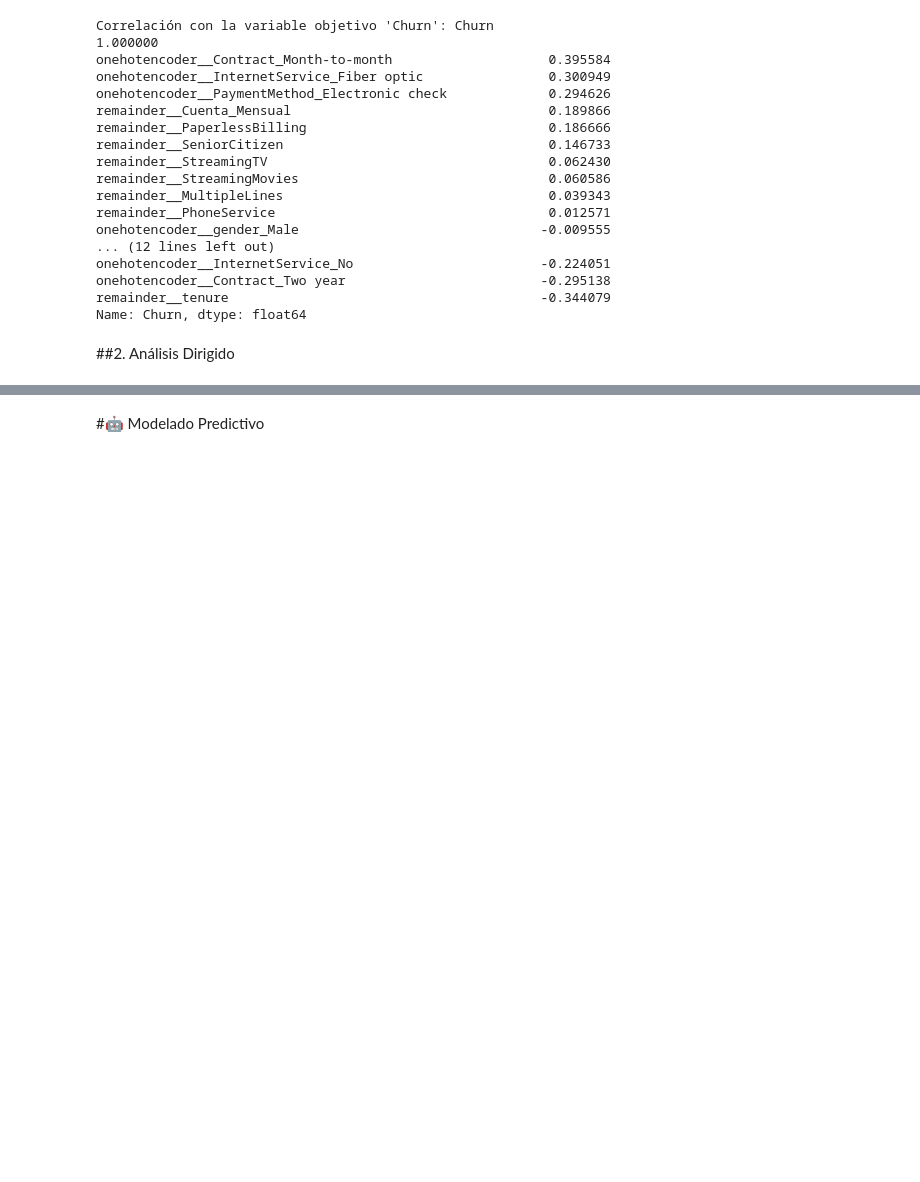
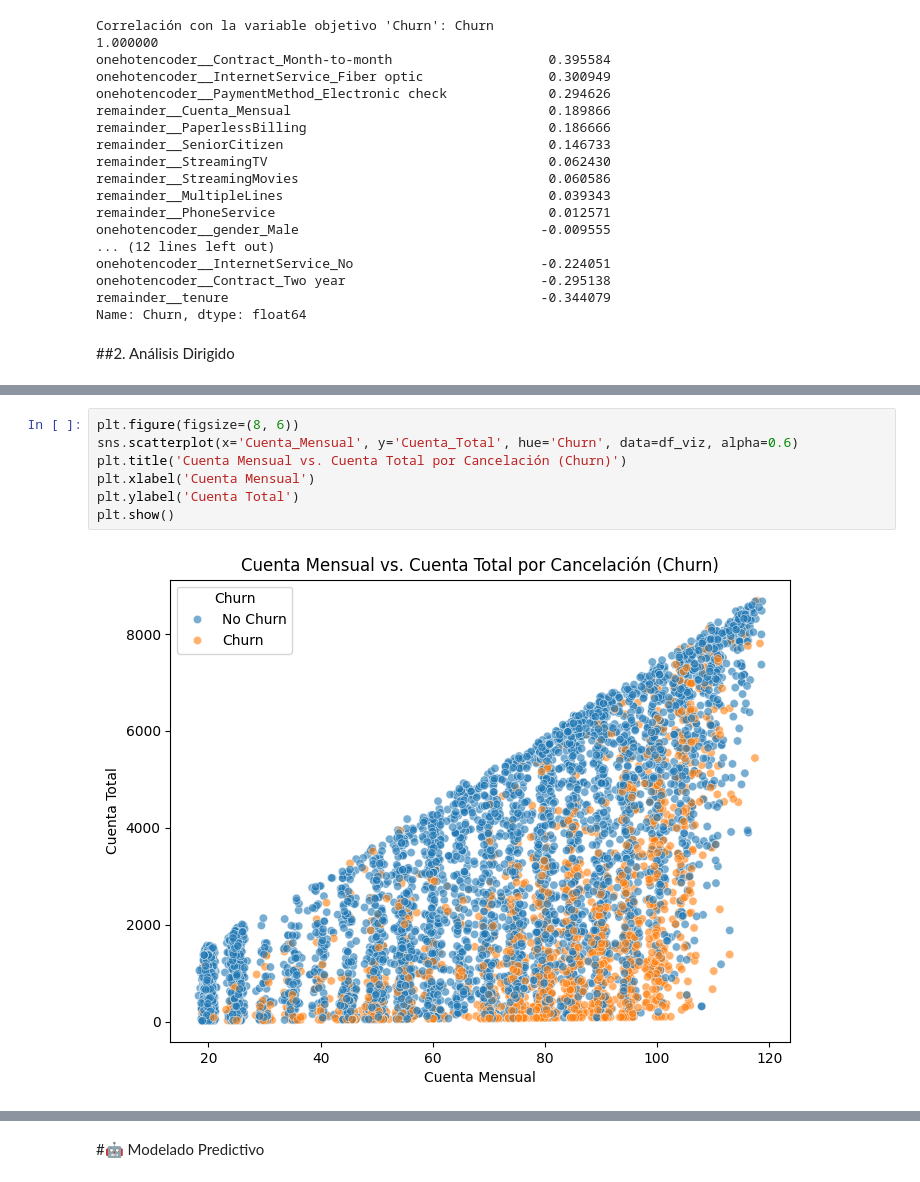
Before and after one commit to pablocelva/challenge-telecom-x-parte-2, a Jupyter notebook: TelecomX_LATAM_parte_2.ipynb, the cells around one changed output, grey strips where cells are left out. Drawn from its saved outputs; the diff is of its cells as text; blank space fills up the shorter version.

```diff
--- a/TelecomX_LATAM_parte_2.ipynb
+++ b/TelecomX_LATAM_parte_2.ipynb
@@ -249,0 +274,9 @@ Name: Churn, dtype: float64
+# %%
+plt.figure(figsize=(8, 6))
+sns.scatterplot(x='Cuenta_Mensual', y='Cuenta_Total', hue='Churn', data=df_viz, alpha=0.6)
+plt.title('Cuenta Mensual vs. Cuenta Total por Cancelación (Churn)')
+plt.xlabel('Cuenta Mensual')
+plt.ylabel('Cuenta Total')
+plt.show()
+# %% [output]
+[figure, added]
```
Also changed, not shown: parts of 6 cells of this notebook.
